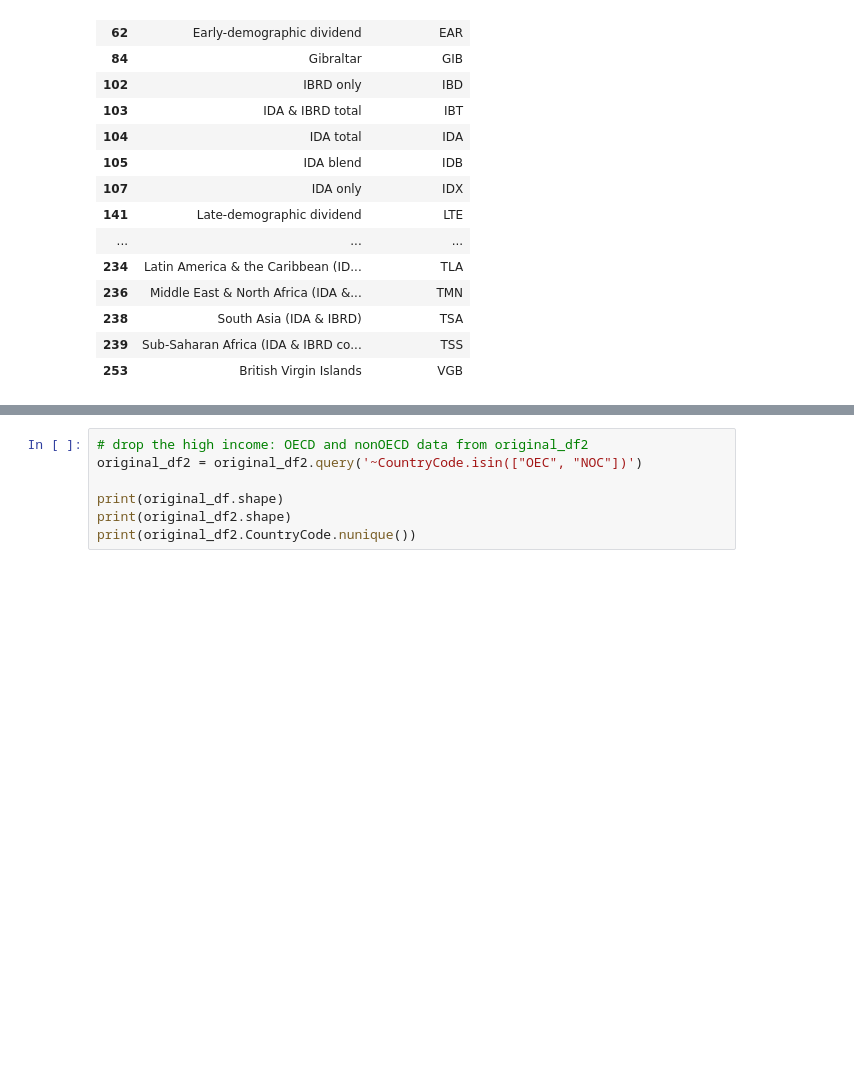
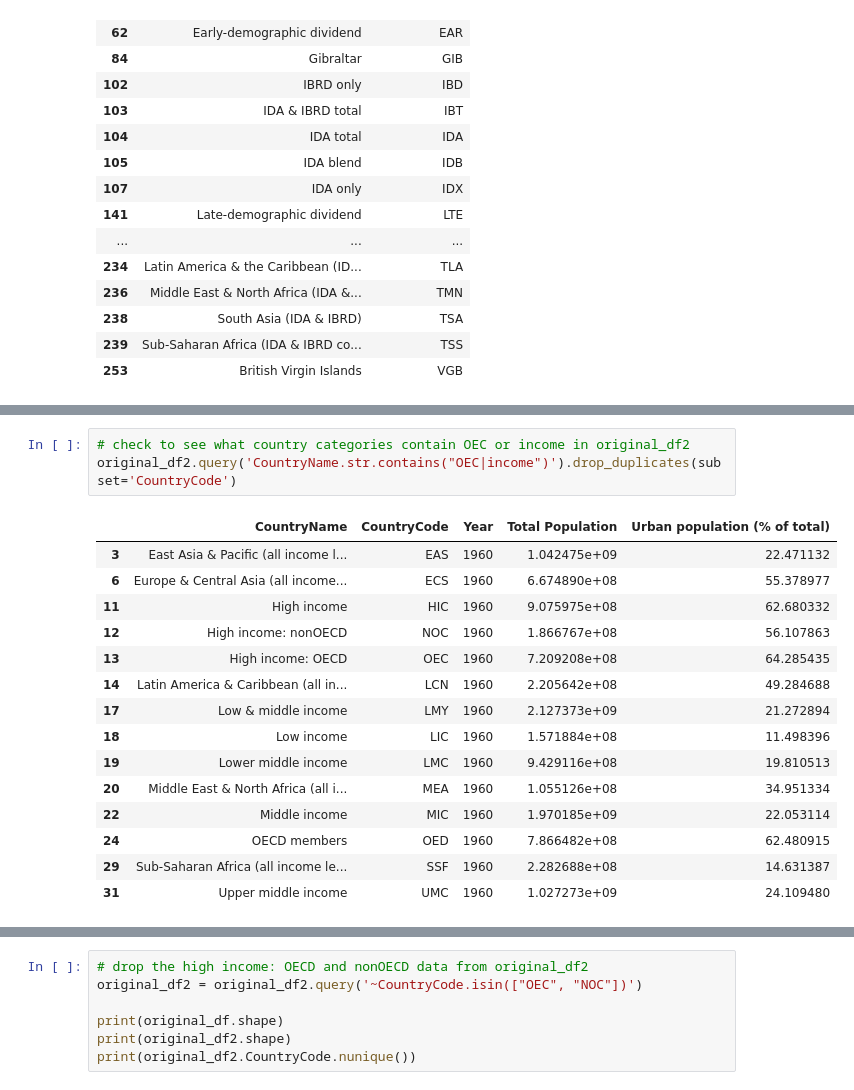
Before and after one commit to dmcmurchy/world_ind_pop_dataset_recreation, a Jupyter notebook: world_ind_pop_dataset_recreation.ipynb, the cells around one changed output, grey strips where cells are left out. Saved outputs shown, nothing was run; the diff lists cells and outputs as text; blank space fills up the shorter version.

```diff
--- a/world_ind_pop_dataset_recreation.ipynb
+++ b/world_ind_pop_dataset_recreation.ipynb
@@ -520,0 +536,19 @@ merged_df.query('CountryName.str.contains("OEC|income")').head()
+# %%
+# check to see what country categories contain OEC or income in original_df2
+original_df2.query('CountryName.str.contains("OEC|income")').drop_duplicates(subset='CountryCode')
+# %% [output]
+|  | CountryName | CountryCode | Year | Total Population | Urban population (% of total) |
+| 3 | East Asia & Pacific (all income l... | EAS | 1960 | 1.042475e+09 | 22.471132 |
+| 6 | Europe & Central Asia (all income... | ECS | 1960 | 6.674890e+08 | 55.378977 |
+| 11 | High income | HIC | 1960 | 9.075975e+08 | 62.680332 |
+| 12 | High income: nonOECD | NOC | 1960 | 1.866767e+08 | 56.107863 |
+| 13 | High income: OECD | OEC | 1960 | 7.209208e+08 | 64.285435 |
+| 14 | Latin America & Caribbean (all in... | LCN | 1960 | 2.205642e+08 | 49.284688 |
+| 17 | Low & middle income | LMY | 1960 | 2.127373e+09 | 21.272894 |
+| 18 | Low income | LIC | 1960 | 1.571884e+08 | 11.498396 |
+| 19 | Lower middle income | LMC | 1960 | 9.429116e+08 | 19.810513 |
+| 20 | Middle East & North Africa (all i... | MEA | 1960 | 1.055126e+08 | 34.951334 |
+| 22 | Middle income | MIC | 1960 | 1.970185e+09 | 22.053114 |
+| 24 | OECD members | OED | 1960 | 7.866482e+08 | 62.480915 |
+| 29 | Sub-Saharan Africa (all income le... | SSF | 1960 | 2.282688e+08 | 14.631387 |
+| 31 | Upper middle income | UMC | 1960 | 1.027273e+09 | 24.109480 |
```
Also changed, not shown: parts of 59 cells of this notebook.
